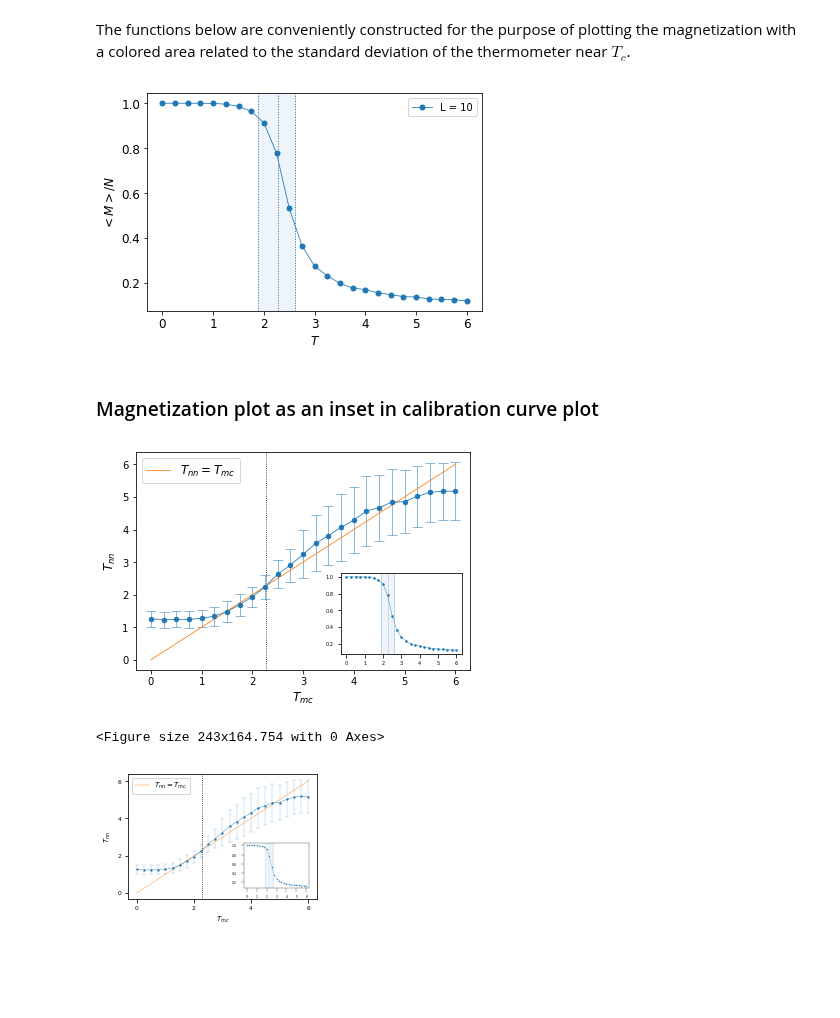
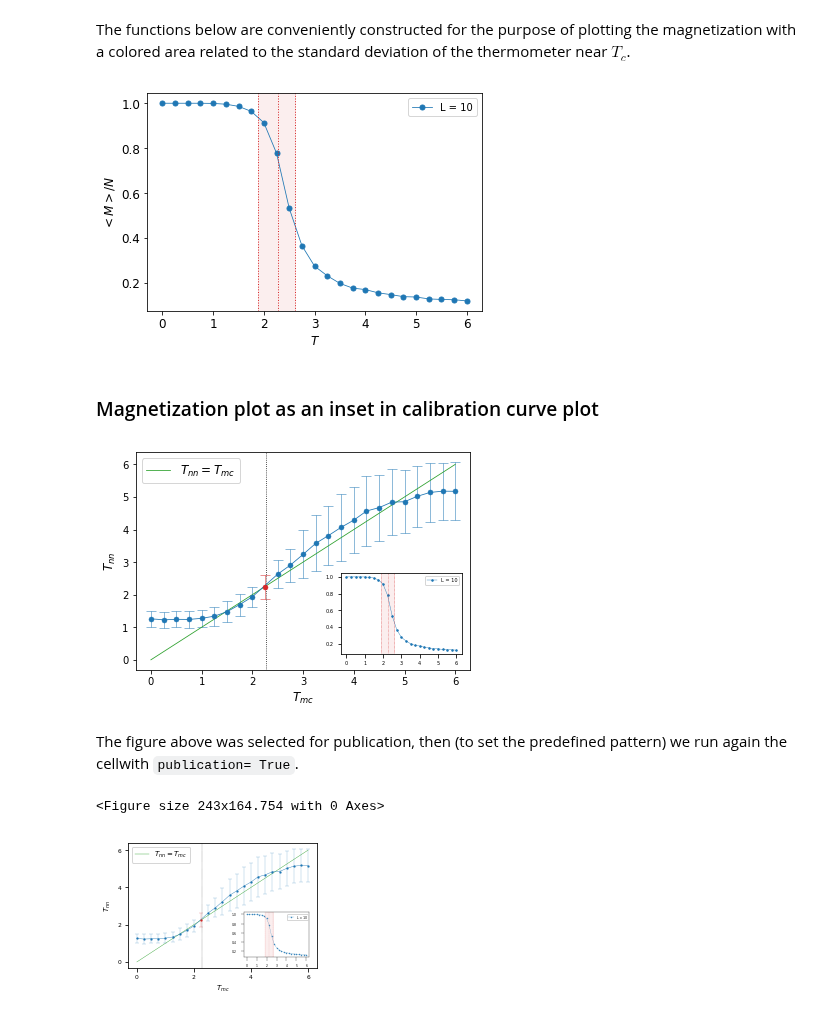
Before and after one commit to rodsveiga/rbm_flows_ising, a Jupyter notebook: NN_L010_thermometer_Onsager_scale.ipynb, the cells around one changed output. Cells and saved outputs as stored; diff of their text form; code cells hidden in the pictures; blank space fills up the shorter version.

```diff
--- a/NN_L010_thermometer_Onsager_scale.ipynb
+++ b/NN_L010_thermometer_Onsager_scale.ipynb
@@ -512,9 +547,10 @@ def mag_plot_std(L,
             linewidth= 0.2
             fontsize_l = 7.0
             fontsize_t = 3.0
-            fontsize_lg= 5.0
+            fontsize_lg= 3.0
             linewidth_v = 0.15
             color = 'C0'
+            color_e = 'C3'
             path_fig = 'figures/PUB_MAG_MC_near_Tc_L%d_inset.pdf' % L
 
         else:
@@ -528,6 +564,7 @@ def mag_plot_std(L,
             fontsize_lg= 5.0
             linewidth_v = 0.5
             color = 'C0'
+            color_e = 'C3'
             path_fig = 'figures/PUB_MAG_MC_near_Tc_L%d.pdf' % L
 
 
@@ -541,6 +578,7 @@ def mag_plot_std(L,
             fontsize_lg= 5.0
             linewidth_v = 0.5
             color = 'C0'
+            color_e = 'C3'
         else:
             path_fig = 'figures/MAG_MC_near_Tc_L%d.pdf' % L
             markersize= 5.0
@@ -550,6 +588,7 @@ def mag_plot_std(L,
             fontsize_lg= 10.0
             linewidth_v = 1.0
             color = 'C0'
+            color_e = 'C3'
 
     magn = mag_computation(L= L,
                            spin_MC= spin_MC,
@@ -570,12 +609,12 @@ def mag_plot_std(L,
         z2 = temp_c - std__c
         dashed_v = T_c
 
-    plt.axvline(x= dashed_v, linestyle= ':', linewidth= linewidth_v, color= color)
+    plt.axvline(x= dashed_v, linestyle= ':', linewidth= linewidth_v, color= color_e)
 
-    plt.axvline(x= z1, linestyle= ':', linewidth= linewidth_v, color= color)
-    plt.axvline(x= z2, linestyle= ':', linewidth= linewidth_v, color= color)
+    plt.axvline(x= z1, linestyle= ':', linewidth= linewidth_v, color= color_e)
+    plt.axvline(x= z2, linestyle= ':', linewidth= linewidth_v, color= color_e)
 
-    plt.axvspan(z1, z2, alpha=0.075, color= color)
+    plt.axvspan(z1, z2, alpha=0.075, color= color_e)
 
     plt.tick_params(axis='both', labelsize= fontsize_t)
 
@@ -588,7 +627,8 @@ def mag_plot_std(L,
         else:
             plt.xlabel('$T$', fontsize= fontsize_l)
 
-
+    else:
+        plt.legend(fontsize= fontsize_lg)
 
     if save:
         plt.savefig(path_fig , bbox_inches='tight')
@@ -604,7 +644,7 @@ mag_plot_std(L= 10,
              save= False,
              publication= False)
 # %% [output]
-[figure, old version]
+[figure, new version]
 # %% [markdown]
 ### Magnetization plot as an inset in calibration curve plot
 # %%
@@ -632,7 +672,9 @@ calibration_curve(temp_,
                   x_max= 6,
                   publication= False,
                   save= False,
-                  show= False)
+                  show= False,
+                  red_critical= True,
+                  critical_vl = temp_c)
 
 a = plt.axes([0.6, 0.18, 0.28, 0.28])
 
@@ -652,10 +694,12 @@ if save:
 
 plt.show()
 # %% [output]
-[figure, old version]
+[figure, new version]
+# %% [markdown]
+The figure above was selected for publication, then (to set the predefined pattern) we run again the cellwith `publication= True`.
 # %%
 publication= True
-save= True
+save= False
 L = 10
 
 
@@ -677,32 +721,34 @@ calibration_curve(temp_,
                   x_min= 0,
                   x_max= 6,
                   publication= True,
                   save= False,
-                  show= False)
+                  show= False,
+                  red_critical= True,
+                  critical_vl = temp_c)
 
 a = plt.axes([0.6, 0.19, 0.27, 0.27])
 
 for axis in ['top','bottom','left','right']:
     a.spines[axis].set_linewidth(0.3)
 
 a.tick_params(axis="x", labelsize= 7.0, width= 0.3)
 a.tick_params(axis="y", labelsize= 7.0, width= 0.3)
 
 
 mag_plot_std(L= 10,
              spin_MC= ising_data,
              Tc_scaled= False,
              temp_c= temp_c,
              std__c= std__c,
              save= False,
              publication= True,
              show= False,
              inset= True)
 
 if save:
     plt.savefig(path_file, bbox_inches='tight')
 
 plt.show()
 # %% [output]
 <Figure size 243x164.754 with 0 Axes>
-[figure, old version]
+[figure, new version]
```
Also changed, not shown: parts of 9 cells of this notebook, 3 other files.
